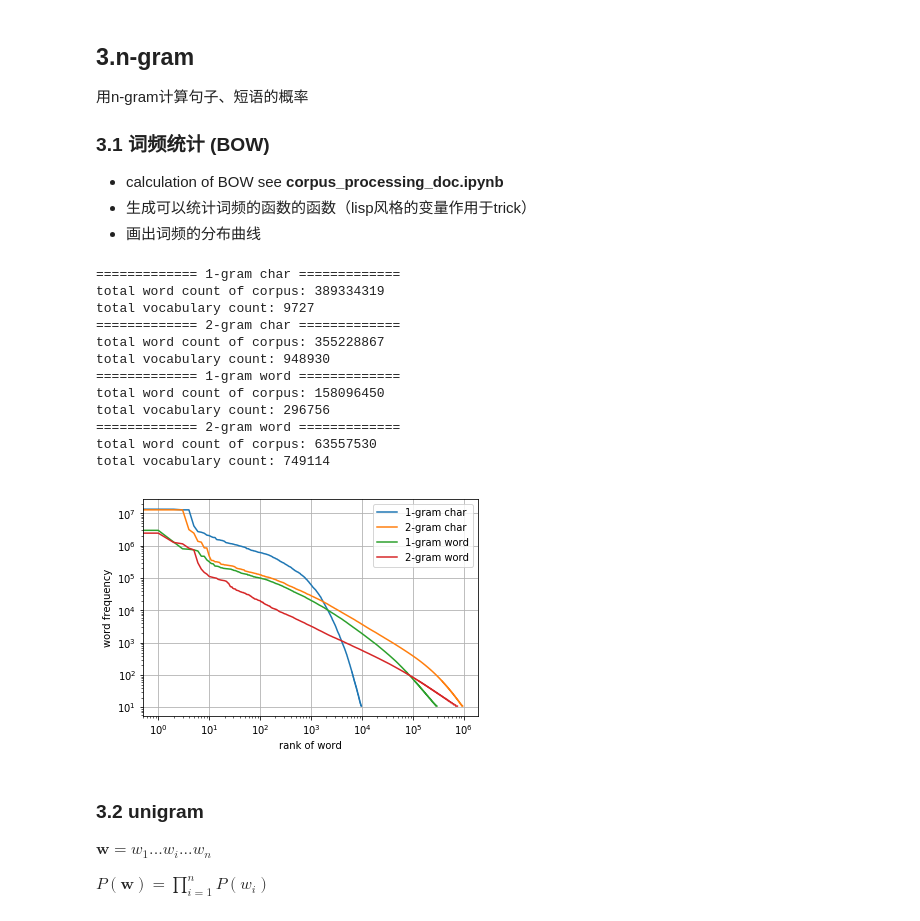
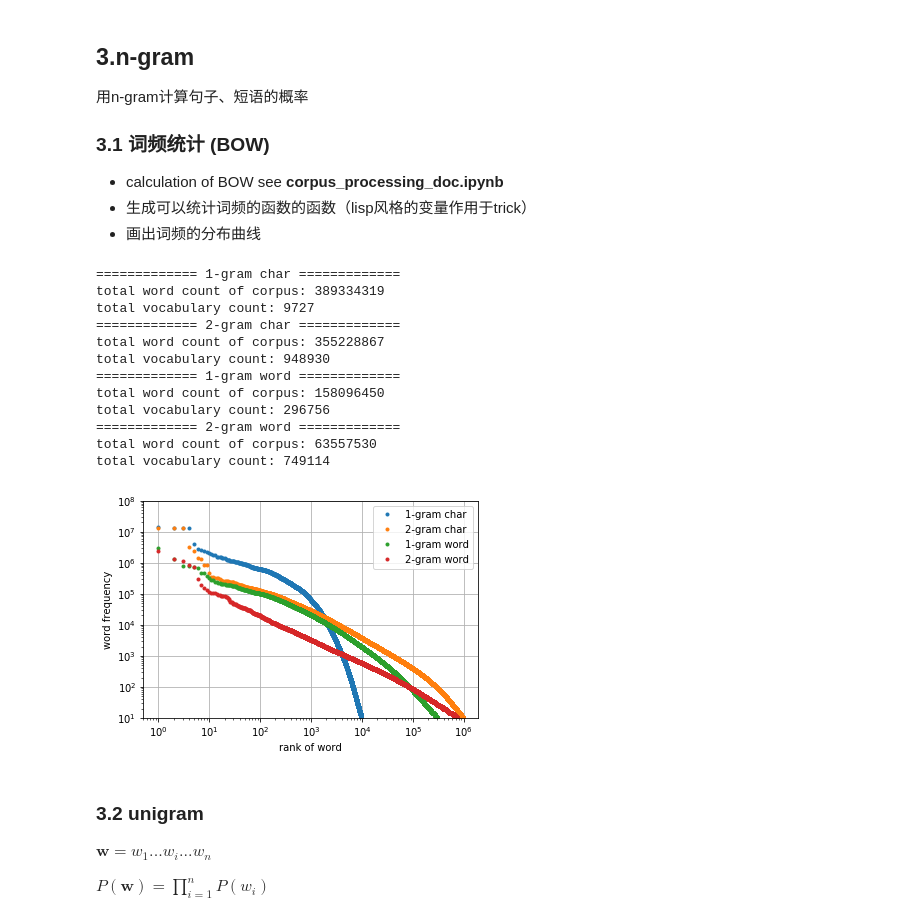
Before and after one commit to LuanBoheng/NLP-course, a Jupyter notebook: week_2/week2_recode.ipynb, the cells around one changed output. Drawn from its saved outputs; the diff is of its cells as text; code cells hidden in the pictures.

```diff
--- a/week_2/week2_recode.ipynb
+++ b/week_2/week2_recode.ipynb
@@ -31,35 +32,36 @@ def visualize_counter(word_count, name):
     global legend
     legend.append(name)
     freq = [f for gram, f in word_count.most_common()]
     plt.figure('counter')
-    plt.loglog(freq)
+    plt.loglog(freq, '.')
     plt.grid(True)
     plt.xlabel('rank of word')
     plt.ylabel('word frequency')
     plt.legend(legend)
+    plt.ylim([10, 10**8])
     print('=============',name,'=============')
     print('total word count of corpus:', sum(freq))
     print('total vocabulary count:', len(freq))
 
 visualize_counter(count_ngram1char,'1-gram char')
 visualize_counter(count_ngram2char,'2-gram char')
 visualize_counter(count_ngram1word,'1-gram word')
 visualize_counter(count_ngram2word,'2-gram word')
 plt.show()
 # %% [output]
 ============= 1-gram char =============
 total word count of corpus: 389334319
 total vocabulary count: 9727
 ============= 2-gram char =============
 total word count of corpus: 355228867
 total vocabulary count: 948930
 ============= 1-gram word =============
 total word count of corpus: 158096450
 total vocabulary count: 296756
 ============= 2-gram word =============
 total word count of corpus: 63557530
 total vocabulary count: 749114
-[figure, old version]
+[figure, new version]
 # %% [markdown]
 ### 3.2 unigram
 $\textbf{w} = w_1...w_i...w_n$
```
Also changed, not shown: parts of 19 cells of this notebook.
